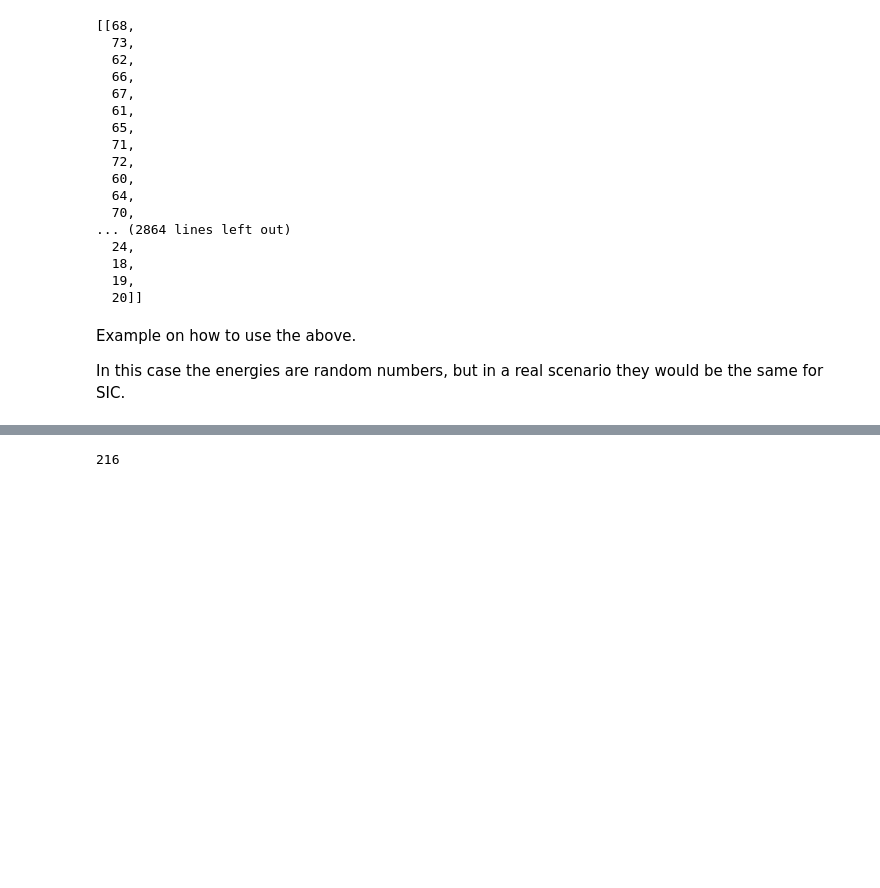
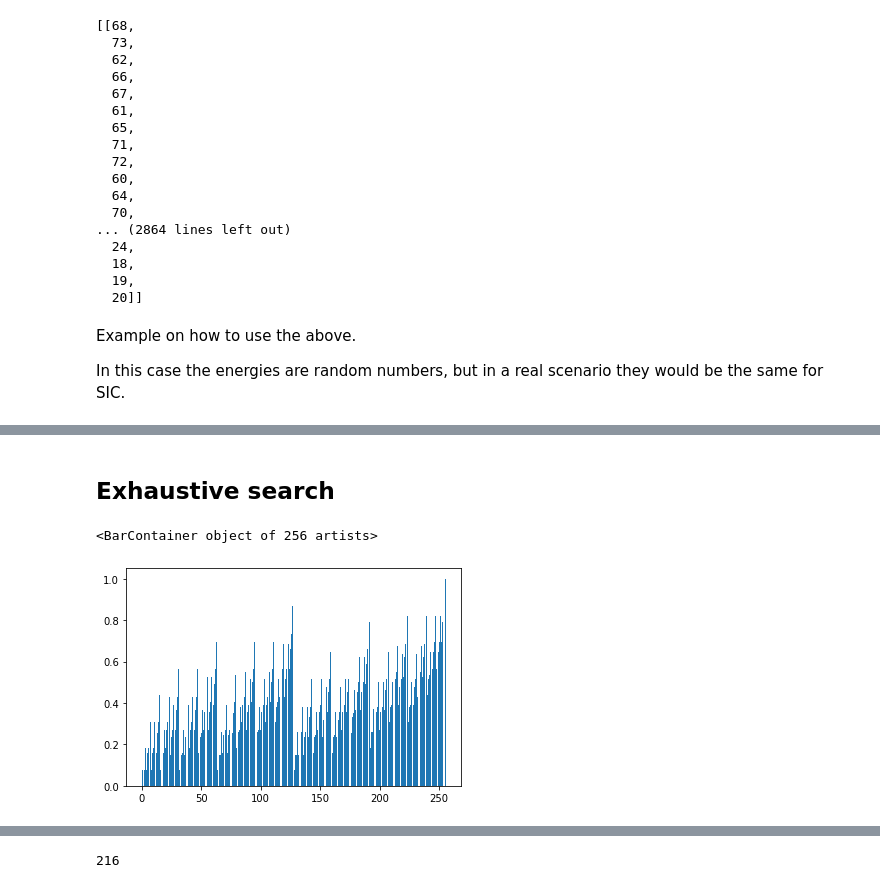
Before and after one commit to cmc-ucl/rydberg_atoms, a Jupyter notebook: materials_science.ipynb, the cells around one changed output, grey strips where cells are left out. Drawn from its saved outputs; the diff is of its cells as text; code cells hidden in the pictures; blank space fills up the shorter version.

```diff
--- a/materials_science.ipynb
+++ b/materials_science.ipynb
@@ -290,0 +397,36 @@ config_unique, unique_energies, multiplicity = find_sic(configurations,energies,
+# %% [markdown]
+## <a id='es'>Exhaustive search</a>
+# %%
+graphene_8 = Molecule(graphene_scell.atomic_numbers,graphene_scell.cart_coords)
+
+configurations = np.array(list(itertools.product([0, 1], repeat=graphene_8.num_sites)))
+
+Q_graphene_8 = build_adjacency_matrix(graphene_8,max_neigh=2)
+
+nn = np.where(Q_graphene_8==1.)
+Q_graphene_8[nn] = 0.01989
+
+nnn = np.where(Q_graphene_8==2.)
+Q_graphene_8[nnn] = 0.00617
+
+np.fill_diagonal(Q_graphene_8,0.0804)
+
+E_graphene_8 = []
+
+for config in configurations:
+    E_graphene_8.append(classical_energy(config,Q_graphene_8))
+E_graphene_8
+
+E_graphene_8 = np.array(E_graphene_8)
+
+# Calculate the minimum and maximum values
+min_val = np.min(E_graphene_8)
+max_val = np.max(E_graphene_8)
+
+# Normalize the dataset
+E_graphene_8_normalised = (E_graphene_8 - min_val) / (max_val - min_val)
+# %%
+plt.bar(np.arange(len(E_graphene_8_normalised)),E_graphene_8_normalised)
+# %% [output]
+<BarContainer object of 256 artists>
+[figure, added]
```
Also changed, not shown: parts of 57 cells of this notebook.
